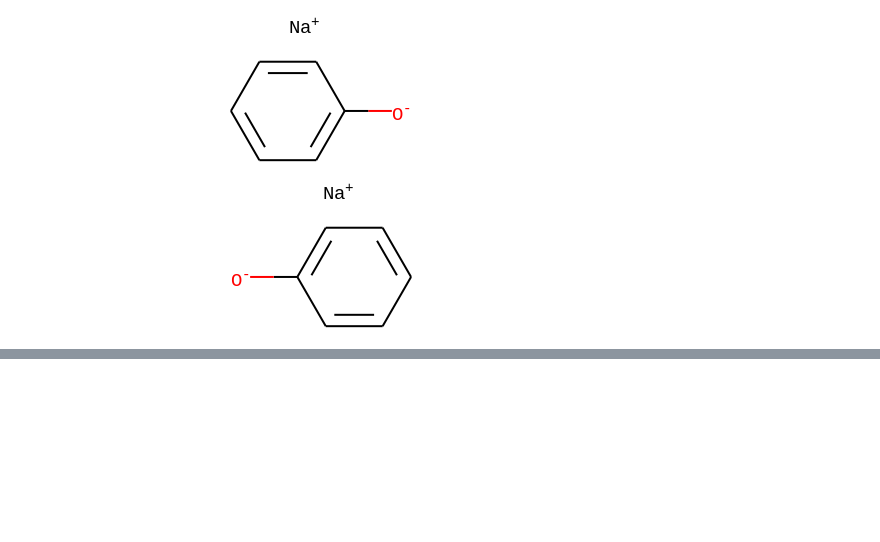
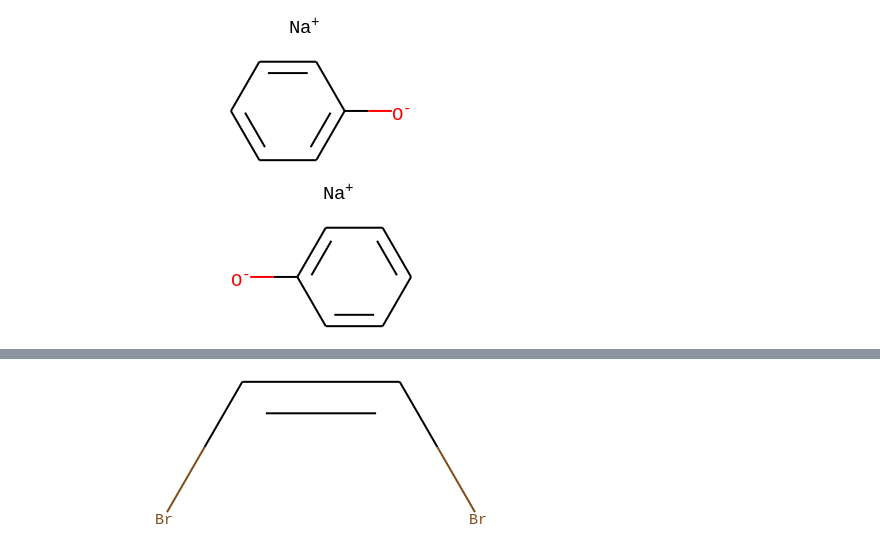
Before and after one commit to LimYeongJun/Jump-to-python, a Jupyter notebook: smiles.ipynb, the cells around one changed output, grey strips where cells are left out. Cells and saved outputs as stored; diff of their text form; code cells hidden in the pictures; blank space fills up the shorter version.

```diff
--- a/smiles.ipynb
+++ b/smiles.ipynb
@@ -170,0 +201,4 @@ m
+# %%
+E2
+# %% [output]
+[figure, added]
```
Also changed, not shown: parts of 11 cells of this notebook.
